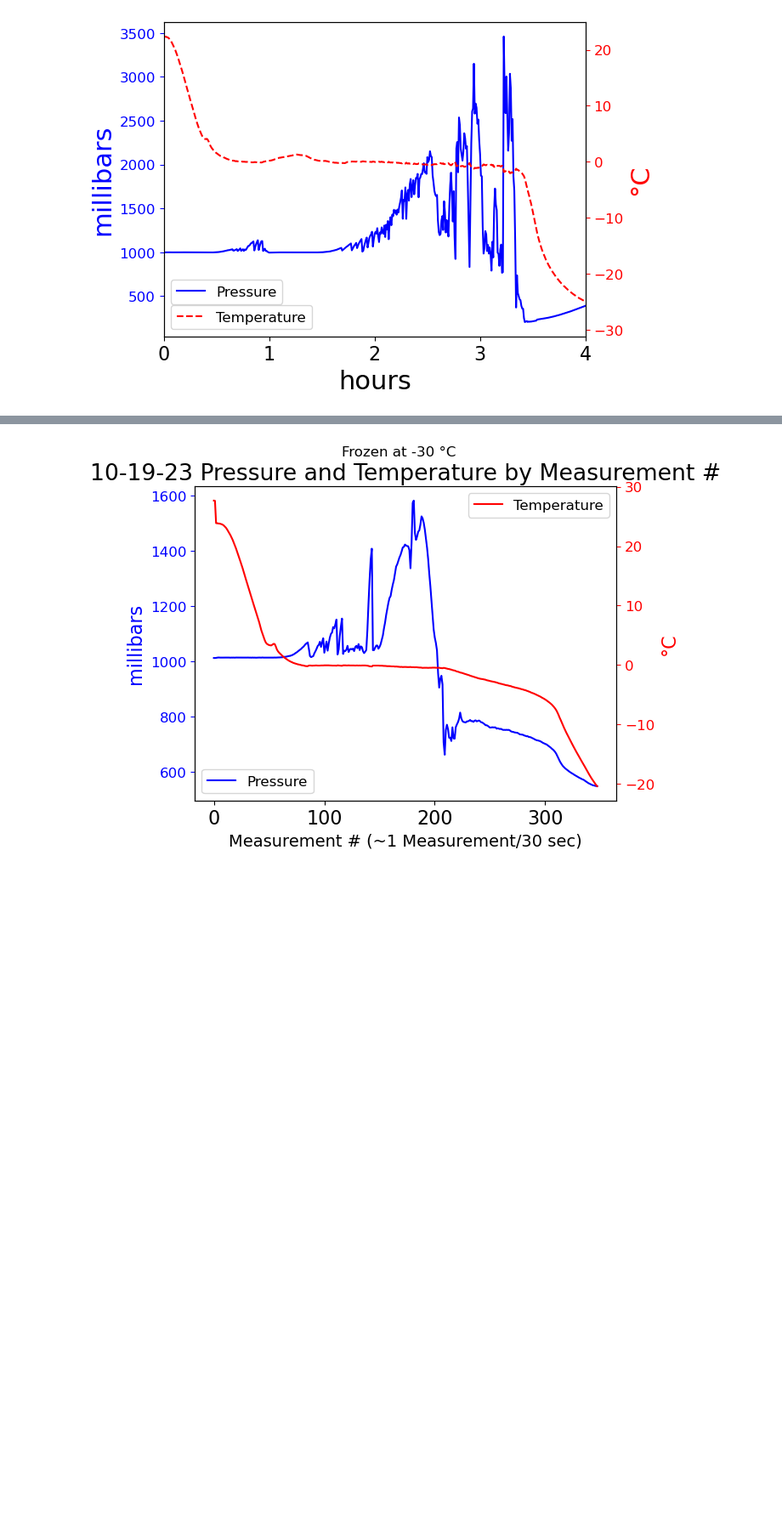
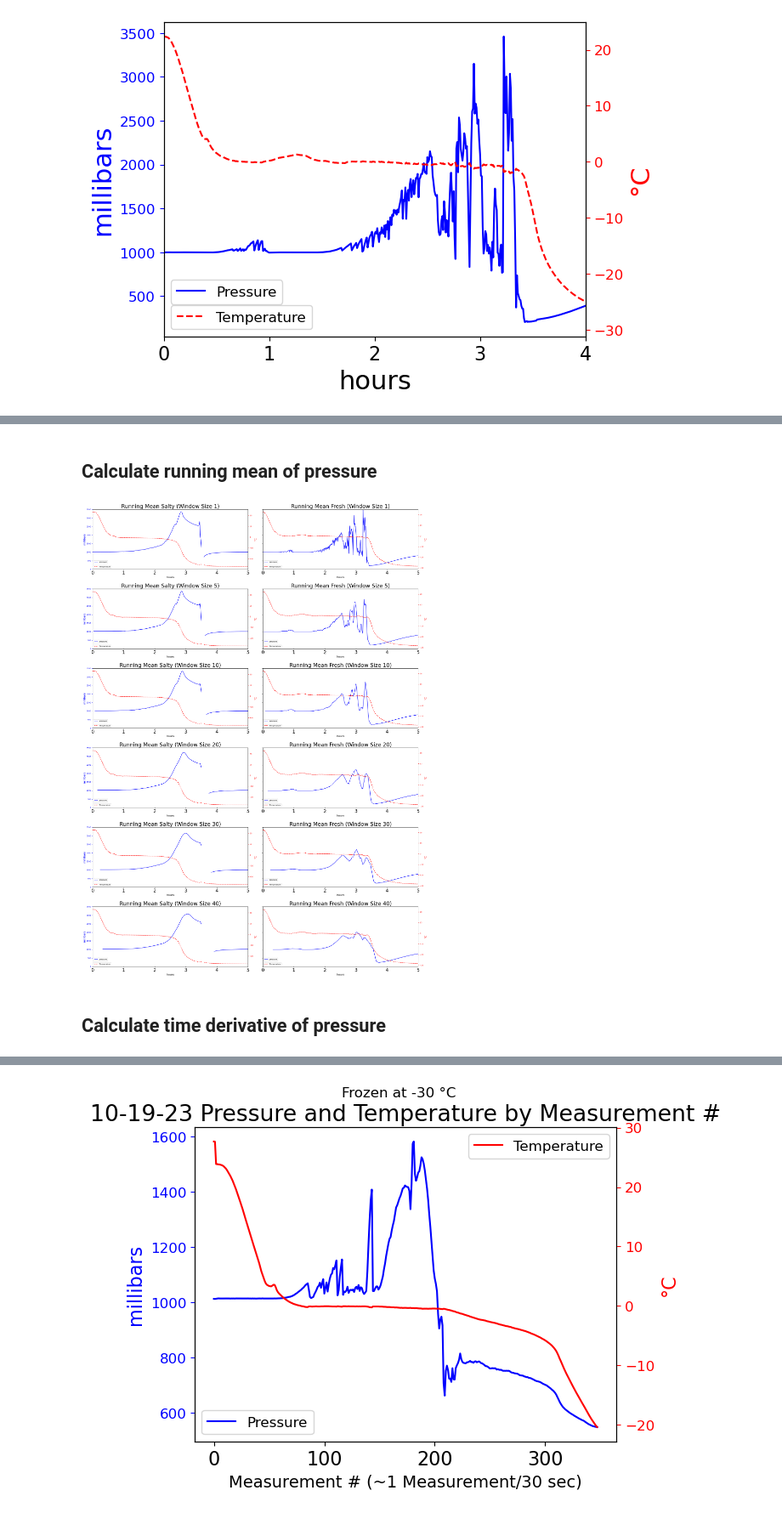
Before and after one commit to GHOpenonic/briny-ice-fracture-mechanics, a Jupyter notebook: measuring pressure.ipynb, the cells around one changed output, grey strips where cells are left out. Shown at 85% size. Cells and saved outputs as stored; diff of their text form; code cells hidden in the pictures; blank space fills up the shorter version.

```diff
--- a/measuring pressure.ipynb
+++ b/measuring pressure.ipynb
@@ -93,0 +137,55 @@ plt.show()
+# %% [markdown]
+## Calculate running mean of pressure
+# %%
+plt.rcParams.update({'font.size': 20, 'axes.labelsize': 26, 'legend.fontsize': 20})
+# List of window sizes
+window_sizes = [1, 5, 10, 20,30,40]
+
+# Create a grid of subplots
+fig, axes = plt.subplots(len(window_sizes), 2, sharey=True, figsize=(22,30))
+
+# Loop through each window size and plot the results
+for i, window_size in enumerate(window_sizes):
+    salt_running = salt_6_11_28[1].rolling(window=window_size).mean()
+    water_running = water_data_11_6[1].rolling(window=window_size).mean()
+
+    # Plot 1
+    axes[i, 0].plot((np.array(salt_6_11_28_length) * 30) / 60 / 60, salt_running, 'b', label='pressure')
+    axes[i, 0].set_xlabel('hours', fontsize=12)
+    axes[i, 0].set_ylabel('millibars', color='b', fontsize=12)
+    axes[i, 0].tick_params('y', colors='b', labelsize=8)
+    axes[i, 0].set_xticks(np.arange(0, len(length_11_6), step=1))
+    axes[i, 0].set_xlim(0, 5)
+    axes[i, 0].set_ylim(0, 3500)
+    axes[i, 0].set_title(f'Running Mean Salty (Window Size {window_size})')
+
+    ax2_1 = axes[i, 0].twinx()
+    ax2_1.plot((np.array(salt_6_11_28_length) * 30) / 60 / 60, salt_6_11_28[3], 'r', label='Temperature', linestyle='--')
+    ax2_1.set_ylabel('°C', color='r', fontsize=12)
+    ax2_1.tick_params('y', colors='r', labelsize=8)
+
+    axes[i, 0].legend(loc='lower left', fontsize=8, bbox_to_anchor=(0, 0.08))
+    ax2_1.legend(loc='lower left', fontsize=8)
+
+    # Plot 2
+    axes[i, 1].plot((np.array(length_11_6) * 30) / 60 / 60, water_running, 'b', label='pressure')
+    axes[i, 1].set_xlabel('hours', fontsize=12)
+    axes[i, 1].set_xticks(np.arange(0, len(length_11_6), step=1))
+
+    ax2_2 = axes[i, 1].twinx()
+    ax2_2.plot((np.array(length_11_6) * 30) / 60 / 60, water_data_11_6[3], 'r', label='Temperature', linestyle='--')
+    ax2_2.set_ylabel('°C', color='r', fontsize=12)
+    ax2_2.tick_params('y', colors='r', labelsize=8)
+
+    axes[i, 1].legend(loc='lower left', fontsize=8, bbox_to_anchor=(0, 0.08))
+    ax2_2.legend(loc='lower left', fontsize=8)
+
+    axes[i, 1].set_xlim(0, 5)
+    axes[i, 1].set_title(f'Running Mean Fresh (Window Size {window_size})')
+
+plt.tight_layout()
+plt.show()
+# %% [output]
+[figure, added]
+# %% [markdown]
+## Calculate time derivative of pressure
```
Also changed, not shown: parts of 6 cells of this notebook.
